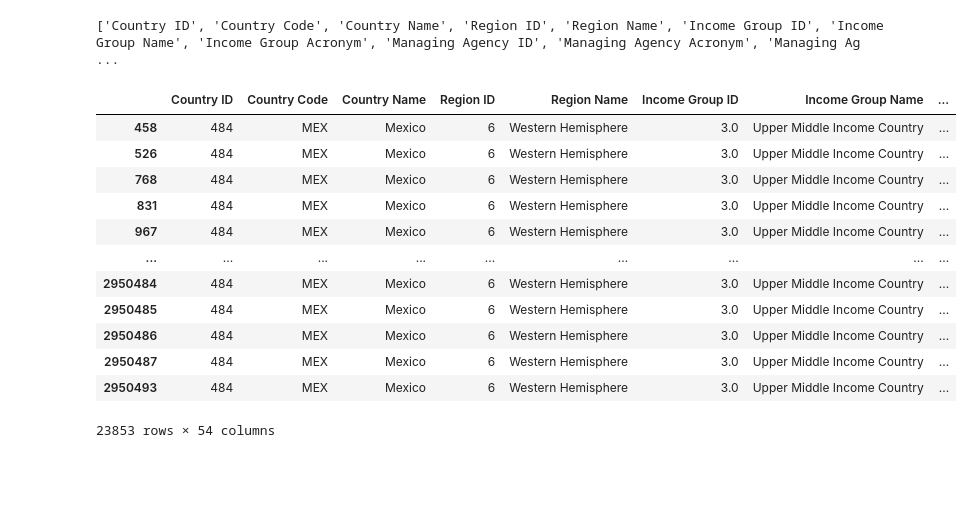
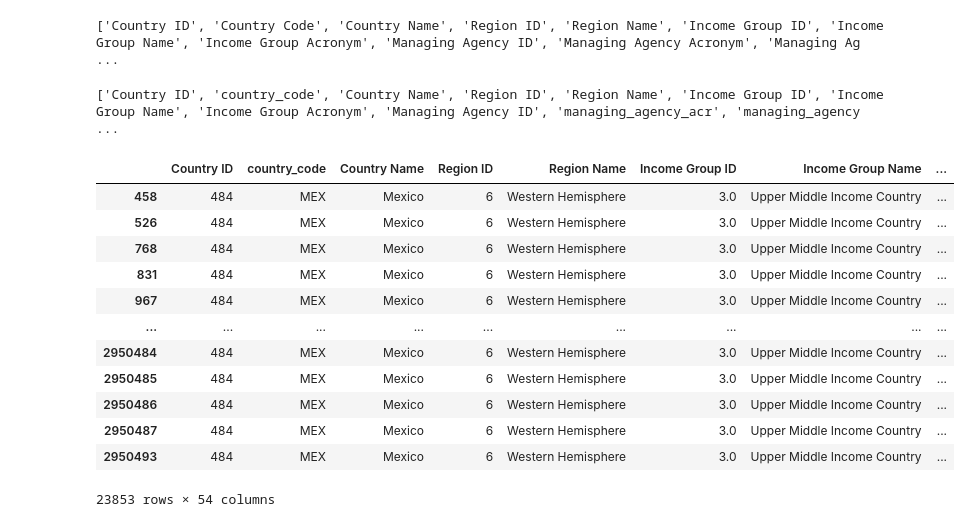
Before and after one commit to eporourke/mapping-mexico, a Jupyter notebook: notebooks/us_foreign_aid.ipynb, the cells around one changed output. Drawn from its saved outputs; the diff is of its cells as text; code cells hidden in the pictures; blank space fills up the shorter version.

```diff
--- a/notebooks/us_foreign_aid.ipynb
+++ b/notebooks/us_foreign_aid.ipynb
@@ -27,8 +83,12 @@ print(foreign_aid.columns.tolist())
+# %%
+print(foreign_aid.columns.tolist())
+# %% [output]
+['Country ID', 'country_code', 'Country Name', 'Region ID', 'Region Name', 'Income Group ID', 'Income Group Name', 'Income Group Acronym', 'Managing Agency ID', 'managing_agency_acr', 'managing_agency ...
 # %%
-mexico = foreign_aid.loc[foreign_aid["Country Code"].isin(['MEX'])]
+mexico = foreign_aid.loc[foreign_aid["country_code"].isin(['MEX'])]
 mexico
 # %% [output]
-|  | Country ID | Country Code | Country Name | Region ID | Region Name | Income Group ID | Income Group Name | ... |
+|  | Country ID | country_code | Country Name | Region ID | Region Name | Income Group ID | Income Group Name | ... |
 | 458 | 484 | MEX | Mexico | 6 | Western Hemisphere | 3.0 | Upper Middle Income Country | ... |
 | 526 | 484 | MEX | Mexico | 6 | Western Hemisphere | 3.0 | Upper Middle Income Country | ... |
 | 768 | 484 | MEX | Mexico | 6 | Western Hemisphere | 3.0 | Upper Middle Income Country | ... |
```
Also changed, not shown: parts of 5 cells of this notebook.
